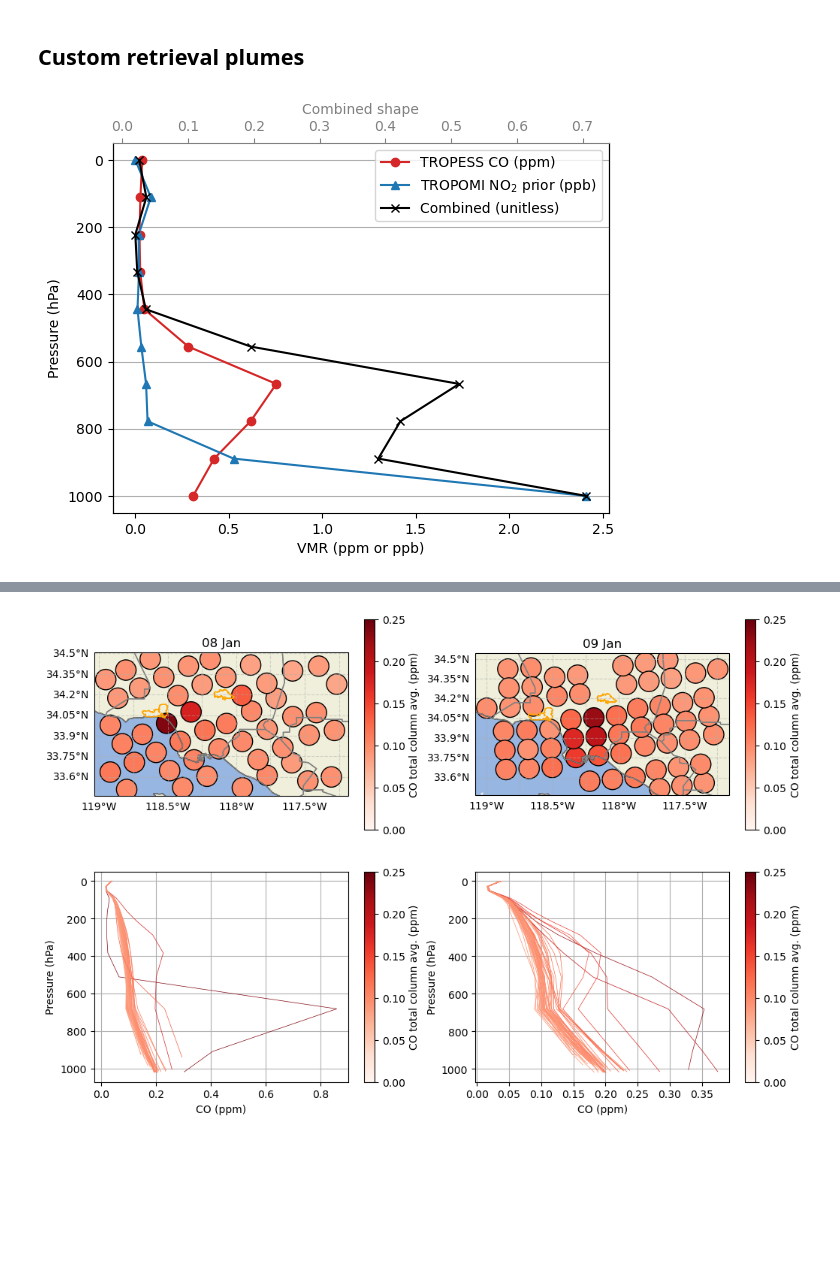
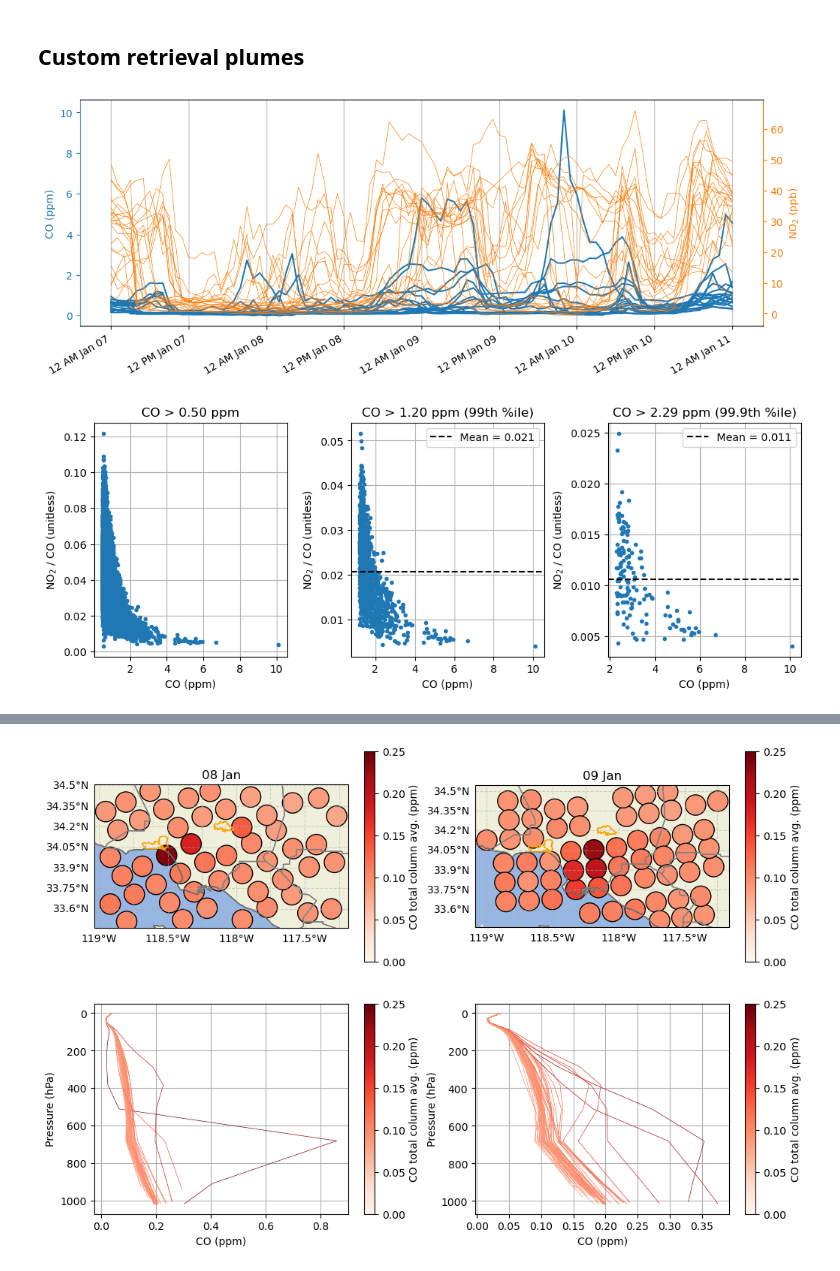
Before and after one commit to NASA-TROPESS/la-fires-2025-notebook, a Jupyter notebook: EST LA Fires.ipynb, the cells around one changed output, grey strips where cells are left out. Drawn from its saved outputs; the diff is of its cells as text; code cells hidden in the pictures; blank space fills up the shorter version.

```diff
--- a/EST LA Fires.ipynb
+++ b/EST LA Fires.ipynb
@@ -214,5 +191,0 @@ def custom_priors_example(date=pd.Timestamp(2025,1,8), tgt_lon=-118.5, tgt_lat=3
-# %%
-custom_priors_example()
-plt.savefig('figures/custom-priors-example.pdf', bbox_inches='tight')
-# %% [output]
-[figure, removed]
@@ -218,0 +237,10 @@ plt.savefig('figures/custom-priors-example.pdf', bbox_inches='tight')
+# %%
+plot_scab_timelines()
+plt.savefig('scab_no2_and_co_timeseries.pdf', bbox_inches='tight')
+# %% [output]
+[figure, added]
+# %%
+plot_scab_no2_vs_co()
+plt.savefig('figures/scab_no2_vs_co.png', bbox_inches='tight')
+# %% [output]
+[figure, added]
```
Also changed, not shown: parts of 37 cells of this notebook.
